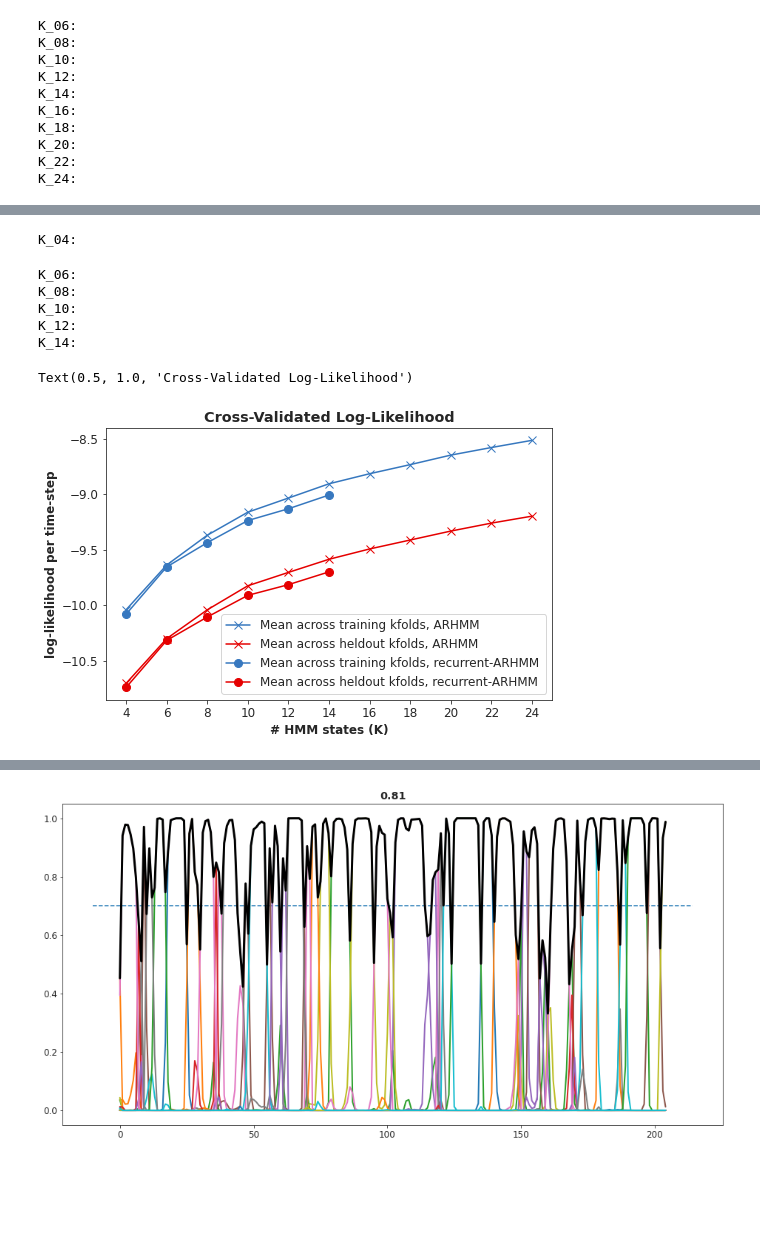
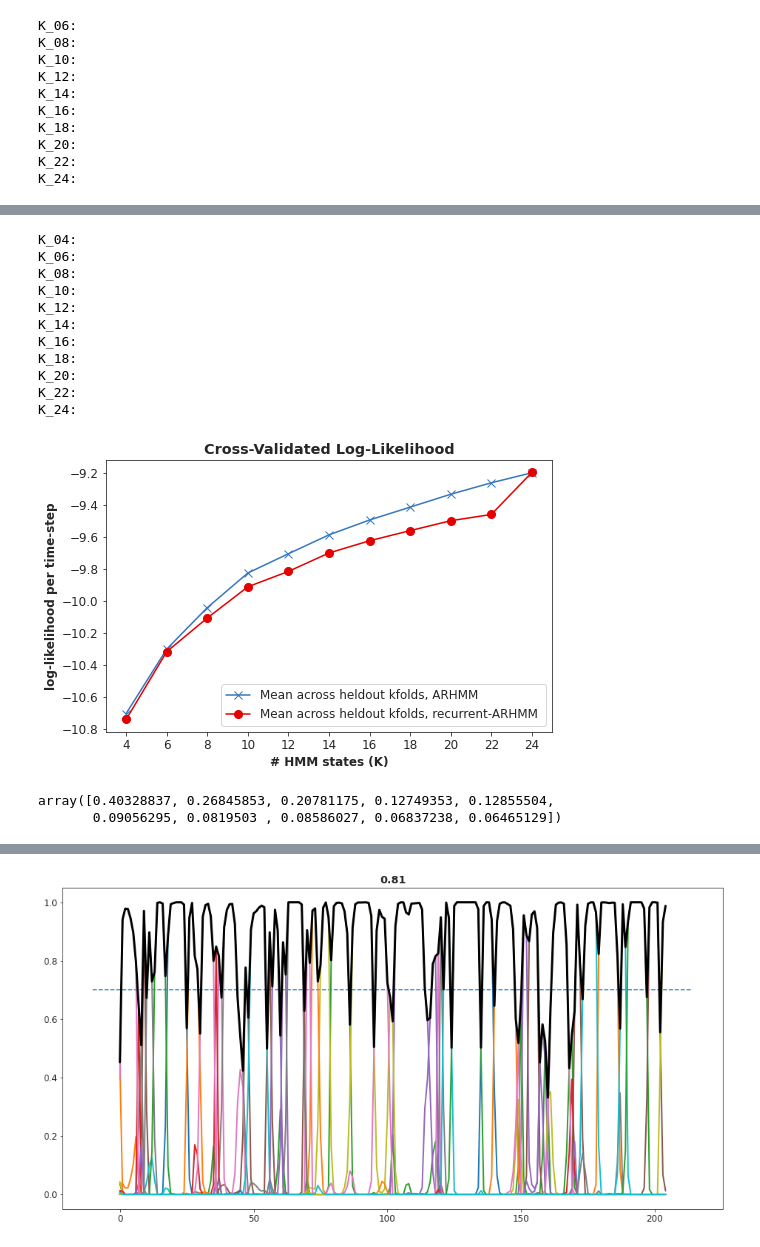
Before and after one commit to davidgwyrick/jumping_behavior, a Jupyter notebook: log-likelihood_postfit.ipynb, the cells around one changed output, grey strips where cells are left out. Saved outputs shown, nothing was run; the diff lists cells and outputs as text; code cells hidden in the pictures; blank space fills up the shorter version.

```diff
--- a/log-likelihood_postfit.ipynb
+++ b/log-likelihood_postfit.ipynb
@@ -159,0 +165,8 @@ sorted(os.listdir(BaseDir))
+# %%
+BaseDir = './results/ARHMM/Side_NEE-all_mice-2020-10-25_0940/'
+kDirs = sorted(os.listdir(BaseDir))[1:]
+
+ll_heldout_recurrent = np.zeros((len(kDirs),6)); ll_heldout_recurrent[:] = np.nan
+ll_training_recurrent = np.zeros((len(kDirs),6))
+Ks_recurrent = []
+kDirs
@@ -160,24 +185,17 @@ sorted(os.listdir(BaseDir))
 # %%
-BaseDir = './results/ARHMM/Side_NEE-all_mice-2020-10-25_0940/'
-kDirs = sorted(os.listdir(BaseDir))[1:]
-
-ll_heldout_recurrent = np.zeros((len(kDirs),6))
-ll_training_recurrent = np.zeros((len(kDirs),6))
-Ks_recurrent = []
-
 for ii, kd in enumerate(kDirs):
     print('\n{}:'.format(kd),end='\t')
 
-    #Load log-likelihood results for full fit
-    fpath = glob(os.path.join(BaseDir,kd,'fit_parameters*.h5'))[0]
-    data = ioh5.load(fpath)
+#     #Load log-likelihood results for full fit
+#     fpath = glob(os.path.join(BaseDir,kd,'fit_parameters*.h5'))[0]
+#     data = ioh5.load(fpath)
 
     #Get K and directory to of kfolds
     K = int(kd[-2:]); Ks_recurrent.append(K)
     KDir = os.path.join(BaseDir,kd)
 
-    ll_heldout_recurrent[ii,-1] = data['ll_heldout_perstep']
-    ll_training_recurrent[ii,-1] = data['ll_training_perstep']
+#     ll_heldout_recurrent[ii,-1] = data['ll_heldout_perstep']
+#     ll_training_recurrent[ii,-1] = data['ll_training_perstep']
 
     kfold_dirs = sorted(glob(os.path.join(KDir,'kFold_*')))
 #     pdb.set_trace()
@@ -189,26 +207,35 @@ for ii, kd in enumerate(kDirs):
         ll_training_recurrent[ii,jj] = data['ll_training_perstep']
 # %% [output]
 K_04:
+K_06:
+K_08:
+K_10:
+K_12:
+K_14:
+K_16:
+K_18:
+K_20:
+K_22:
+K_24:
-K_06:
-K_08:
-K_10:
-K_12:
-K_14:
 # %%
 fig, ax = plt.subplots(figsize=(8, 5))
 
-ax.plot(Ks, np.mean(ll_training[:,:-1], axis=1), 'x-',color=usrplt.cc[0], markersize=8,label='Mean across training kfolds, ARHMM')
-ax.plot(Ks, np.mean(ll_heldout[:,:-1], axis=1), 'x-',color=usrplt.cc[1], markersize=8,label='Mean across heldout kfolds, ARHMM ')
+# ax.plot(Ks, np.mean(ll_training[:,:-1], axis=1), 'x-',color=usrplt.cc[0], markersize=8,label='Mean across training kfolds, ARHMM')
+ax.plot(Ks, np.mean(ll_heldout[:,:-1], axis=1), 'x-',color=usrplt.cc[0], markersize=8,label='Mean across heldout kfolds, ARHMM ')
 
-ax.plot(Ks_recurrent, np.mean(ll_training_recurrent[:,:-1], axis=1), 'o-',color=usrplt.cc[0], markersize=8,label='Mean across training kfolds, recurrent-ARHMM')
-ax.plot(Ks_recurrent, np.mean(ll_heldout_recurrent[:,:-1], axis=1), 'o-',color=usrplt.cc[1], markersize=8,label='Mean across heldout kfolds, recurrent-ARHMM ')
+# ax.plot(Ks_recurrent, np.mean(ll_training_recurrent[:,:-1], axis=1), 'o-',color=usrplt.cc[0], markersize=8,label='Mean across training kfolds, recurrent-ARHMM')
+ax.plot(Ks_recurrent, np.nanmean(ll_heldout_recurrent[:,:-1], axis=1), 'o-',color=usrplt.cc[1], markersize=8,label='Mean across heldout kfolds, recurrent-ARHMM ')
 ax.set_ylabel('log-likelihood per time-step')
 ax.set_xlabel('# HMM states (K)')
 ax.set_xticks(Ks)
 ax.legend()
 
 ax.set_title('Cross-Validated Log-Likelihood')
-# plt.savefig('./plots/ARHMM_xvalidation.png')
+plt.savefig('./plots/ARHMM_xvalidation.png')
 # %% [output]
-Text(0.5, 1.0, 'Cross-Validated Log-Likelihood')
-[figure, old version]
+[figure, new version]
+# %%
+np.diff(np.mean(ll_training[:,:-1], axis=1))
+# %% [output]
+array([0.40328837, 0.26845853, 0.20781175, 0.12749353, 0.12855504,
+       0.09056295, 0.0819503 , 0.08586027, 0.06837238, 0.06465129])
```
Also changed, not shown: parts of 5 cells of this notebook, 7 other files.
